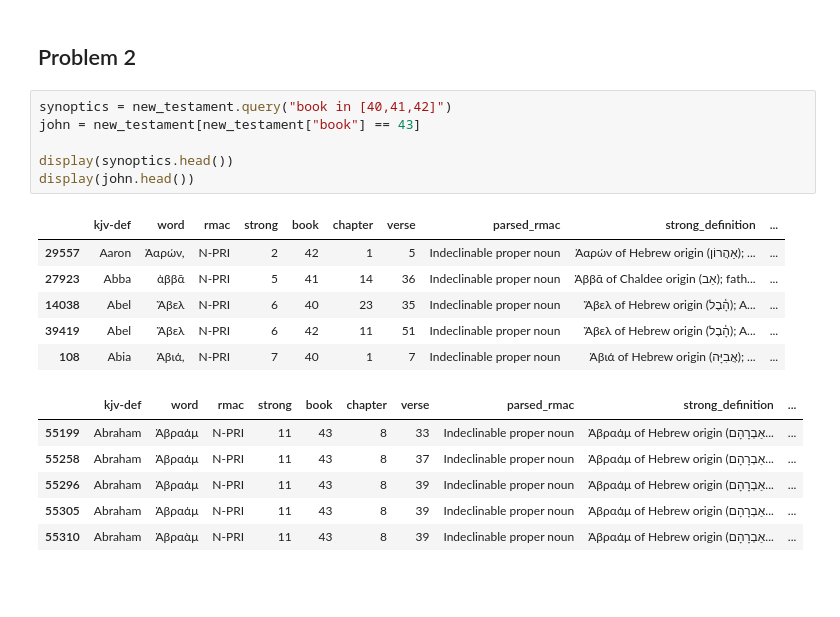
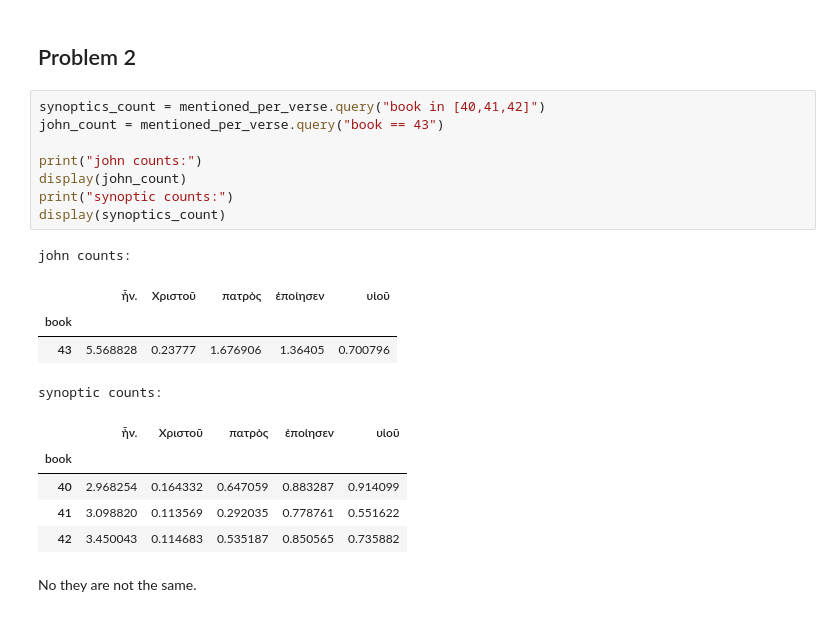
Before and after one commit to Tussky/Datascience-problem-set, a Jupyter notebook: PS2_StatisticalTests.ipynb, the cells around one changed output. Saved outputs shown, nothing was run; the diff lists cells and outputs as text; blank space fills up the shorter version.

```diff
--- a/PS2_StatisticalTests.ipynb
+++ b/PS2_StatisticalTests.ipynb
@@ -225,21 +203,23 @@ per_verse_df[greek_lemmas] /
 # %% [markdown]
 ## Problem 2
 # %%
-synoptics = new_testament.query("book in [40,41,42]")
-john = new_testament[new_testament["book"] == 43]
+synoptics_count = mentioned_per_verse.query("book in [40,41,42]")
+john_count = mentioned_per_verse.query("book == 43")
 
-display(synoptics.head())
-display(john.head())
+print("john counts:")
+display(john_count)
+print("synoptic counts:")
+display(synoptics_count)
 # %% [output]
+john counts:
-|  | kjv-def | word | rmac | strong | book | chapter | verse | parsed_rmac | strong_definition | ... |
-| 29557 | Aaron | Ἀαρών, | N-PRI | 2 | 42 | 1 | 5 | Indeclinable proper noun | Ἀαρών of Hebrew origin (אַהֲרוֹן); ... | ... |
-| 27923 | Abba | ἀββᾶ | N-PRI | 5 | 41 | 14 | 36 | Indeclinable proper noun | Ἀββᾶ of Chaldee origin (אַב); fath... | ... |
-| 14038 | Abel | Ἅβελ | N-PRI | 6 | 40 | 23 | 35 | Indeclinable proper noun | Ἄβελ of Hebrew origin (הָ֫בֶל); A... | ... |
-| 39419 | Abel | Ἄβελ | N-PRI | 6 | 42 | 11 | 51 | Indeclinable proper noun | Ἄβελ of Hebrew origin (הָ֫בֶל); A... | ... |
-| 108 | Abia | Ἀβιά, | N-PRI | 7 | 40 | 1 | 7 | Indeclinable proper noun | Ἀβιά of Hebrew origin (אֲבִיָּה); ... | ... |
+|  | ἦν. | Χριστοῦ | πατρὸς | ἐποίησεν | υἱοῦ |
+| book |  |  |  |  |  |
+| 43 | 5.568828 | 0.23777 | 1.676906 | 1.36405 | 0.700796 |
+synoptic counts:
-|  | kjv-def | word | rmac | strong | book | chapter | verse | parsed_rmac | strong_definition | ... |
-| 55199 | Abraham | Ἀβραάμ | N-PRI | 11 | 43 | 8 | 33 | Indeclinable proper noun | Ἀβραάμ of Hebrew origin (אַבְרָהָם... | ... |
-| 55258 | Abraham | Ἀβραάμ | N-PRI | 11 | 43 | 8 | 37 | Indeclinable proper noun | Ἀβραάμ of Hebrew origin (אַבְרָהָם... | ... |
-| 55296 | Abraham | Ἀβραάμ | N-PRI | 11 | 43 | 8 | 39 | Indeclinable proper noun | Ἀβραάμ of Hebrew origin (אַבְרָהָם... | ... |
-| 55305 | Abraham | Ἀβραάμ | N-PRI | 11 | 43 | 8 | 39 | Indeclinable proper noun | Ἀβραάμ of Hebrew origin (אַבְרָהָם... | ... |
-| 55310 | Abraham | Ἀβραὰμ | N-PRI | 11 | 43 | 8 | 39 | Indeclinable proper noun | Ἀβραάμ of Hebrew origin (אַבְרָהָם... | ... |
+|  | ἦν. | Χριστοῦ | πατρὸς | ἐποίησεν | υἱοῦ |
+| book |  |  |  |  |  |
+| 40 | 2.968254 | 0.164332 | 0.647059 | 0.883287 | 0.914099 |
+| 41 | 3.098820 | 0.113569 | 0.292035 | 0.778761 | 0.551622 |
+| 42 | 3.450043 | 0.114683 | 0.535187 | 0.850565 | 0.735882 |
+# %% [markdown]
+No they are not the same.
```
Also changed, not shown: parts of 2 cells of this notebook, 7 other files.
